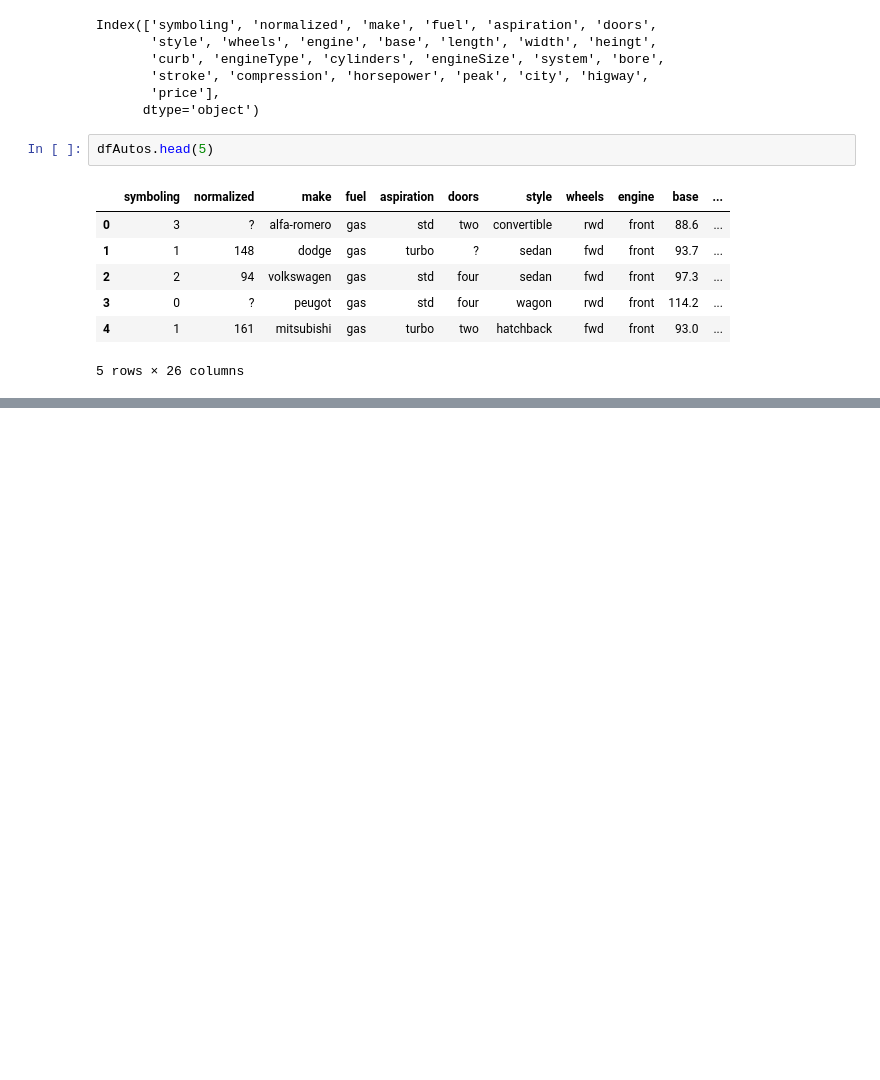
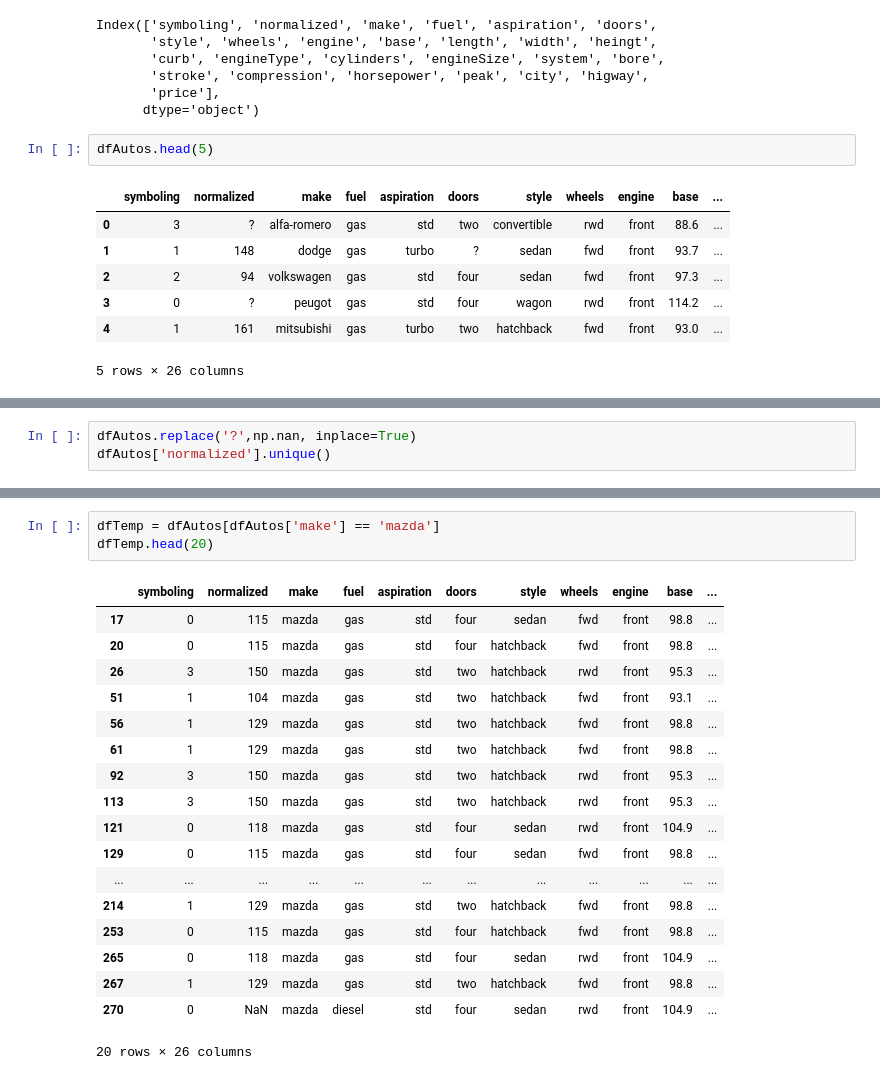
Before and after one commit to karina-salazar12/Analisis-Datos, a Jupyter notebook: EDA_CARROS.ipynb, the cells around one changed output, grey strips where cells are left out. Saved outputs shown, nothing was run; the diff lists cells and outputs as text; blank space fills up the shorter version.

```diff
--- a/EDA_CARROS.ipynb
+++ b/EDA_CARROS.ipynb
@@ -230,0 +289,3 @@ dfAutos.head(5)
+# %%
+dfAutos.replace('?',np.nan, inplace=True)
+dfAutos['normalized'].unique()
@@ -230,0 +363,22 @@ dfAutos.head(5)
+# %%
+dfTemp = dfAutos[dfAutos['make'] == 'mazda']
+dfTemp.head(20)
+# %% [output]
+|  | symboling | normalized | make | fuel | aspiration | doors | style | wheels | engine | base | ... |
+| 17 | 0 | 115 | mazda | gas | std | four | sedan | fwd | front | 98.8 | ... |
+| 20 | 0 | 115 | mazda | gas | std | four | hatchback | fwd | front | 98.8 | ... |
+| 26 | 3 | 150 | mazda | gas | std | two | hatchback | rwd | front | 95.3 | ... |
+| 51 | 1 | 104 | mazda | gas | std | two | hatchback | fwd | front | 93.1 | ... |
+| 56 | 1 | 129 | mazda | gas | std | two | hatchback | fwd | front | 98.8 | ... |
+| 61 | 1 | 129 | mazda | gas | std | two | hatchback | fwd | front | 98.8 | ... |
+| 92 | 3 | 150 | mazda | gas | std | two | hatchback | rwd | front | 95.3 | ... |
+| 113 | 3 | 150 | mazda | gas | std | two | hatchback | rwd | front | 95.3 | ... |
+| 121 | 0 | 118 | mazda | gas | std | four | sedan | rwd | front | 104.9 | ... |
+| 129 | 0 | 115 | mazda | gas | std | four | sedan | fwd | front | 98.8 | ... |
+| ... | ... | ... | ... | ... | ... | ... | ... | ... | ... | ... | ... |
+| 214 | 1 | 129 | mazda | gas | std | two | hatchback | fwd | front | 98.8 | ... |
+| 253 | 0 | 115 | mazda | gas | std | four | hatchback | fwd | front | 98.8 | ... |
+| 265 | 0 | 118 | mazda | gas | std | four | sedan | rwd | front | 104.9 | ... |
+| 267 | 1 | 129 | mazda | gas | std | two | hatchback | fwd | front | 98.8 | ... |
+| 270 | 0 | NaN | mazda | diesel | std | four | sedan | rwd | front | 104.9 | ... |
+20 rows × 26 columns
```
Also changed, not shown: parts of 17 cells of this notebook.
